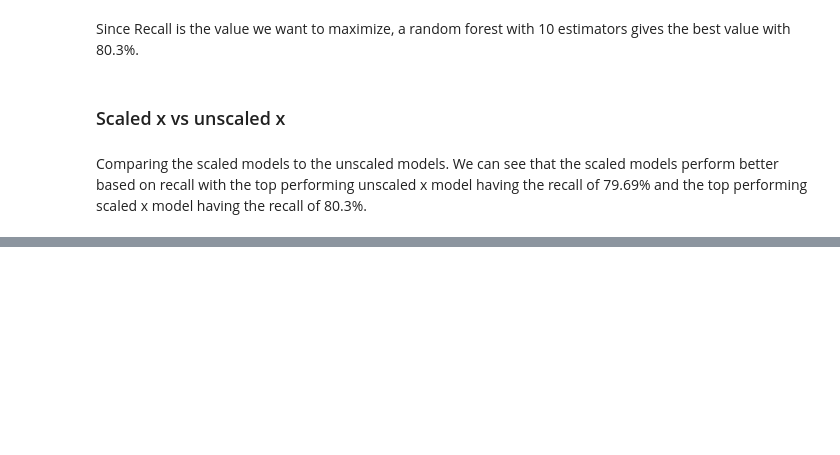
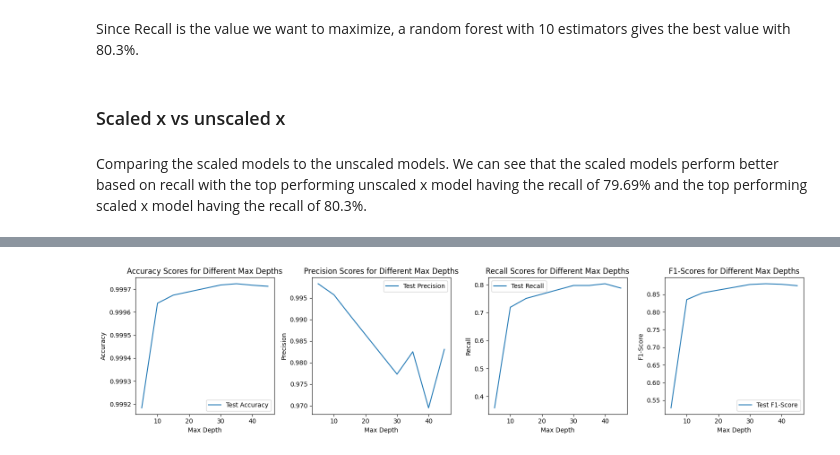
Before and after one commit to RobertKS123/ACML_Assignment, a Jupyter notebook: RandomForest.ipynb, the cells around one changed output, grey strips where cells are left out. Drawn from its saved outputs; the diff is of its cells as text; code cells hidden in the pictures; blank space fills up the shorter version.

```diff
--- a/RandomForest.ipynb
+++ b/RandomForest.ipynb
@@ -254,0 +257,95 @@ Comparing the scaled models to the unscaled models. We can see that the scaled m
+# %%
+max_depths = [5,10,15,30,35,40,45]
+
+# Initialize lists to store the performance metrics
+
+train_accuracy_scores = []
+test_accuracy_scores = []
+
+train_precision_scores = []
+test_precision_scores = []
+
+train_recall_scores = []
+test_recall_scores = []
+
+train_f1_scores = []
+test_f1_scores = []
+
+
+# Iterate over the max depths and calculate the performance metrics
+
+for depth in max_depths:
+
+    # Create and fit the classifier
+    clf = RandomForestClassifier(n_estimators=10, max_depth=depth)
+    clf.fit(X_train_scaled, y_train)
+
+    # Make predictions on train, test, and validation sets
+    y_train_pred = clf.predict(X_train_scaled)
+    y_test_pred = clf.predict(X_test_scaled)
+
+    # Calculate and store the performance metrics
+    train_accuracy = accuracy_score(y_train, y_train_pred)
+    test_accuracy = accuracy_score(y_test, y_test_pred)
+
+    train_precision = precision_score(y_train, y_train_pred)
+    test_precision = precision_score(y_test, y_test_pred)
+
+    train_recall = recall_score(y_train, y_train_pred)
+    test_recall = recall_score(y_test, y_test_pred)
+
+    train_f1 = f1_score(y_train, y_train_pred)
+    test_f1 = f1_score(y_test, y_test_pred)
+
+    # Append the scores to the lists
+    train_accuracy_scores.append(train_accuracy)
+    test_accuracy_scores.append(test_accuracy)
+
+    train_precision_scores.append(train_precision)
+    test_precision_scores.append(test_precision)
+
+    train_recall_scores.append(train_recall)
+    test_recall_scores.append(test_recall)
+
+    train_f1_scores.append(train_f1)
+    test_f1_scores.append(test_f1)
+
+
+# Create subplots with a row layout
+fig, axs = plt.subplots(1, 4, figsize=(16, 4))
+
+# Plot accuracy scores
+axs[0].plot(max_depths, test_accuracy_scores, label='Test Accuracy')
+axs[0].set_xlabel('Max Depth')
+axs[0].set_ylabel('Accuracy')
+axs[0].set_title('Accuracy Scores for Different Max Depths')
+axs[0].legend()
+
+# Plot precision scores
+axs[1].plot(max_depths, test_precision_scores, label='Test Precision')
+axs[1].set_xlabel('Max Depth')
+axs[1].set_ylabel('Precision')
+axs[1].set_title('Precision Scores for Different Max Depths')
+axs[1].legend()
+
+# Plot recall scores
+axs[2].plot(max_depths, test_recall_scores, label='Test Recall')
+axs[2].set_xlabel('Max Depth')
+axs[2].set_ylabel('Recall')
+axs[2].set_title('Recall Scores for Different Max Depths')
+axs[2].legend()
+
+# Plot F1 scores
+axs[3].plot(max_depths, test_f1_scores, label='Test F1-Score')
+axs[3].set_xlabel('Max Depth')
+axs[3].set_ylabel('F1-Score')
+axs[3].set_title('F1-Scores for Different Max Depths')
+axs[3].legend()
+
+# Adjust spacing between subplots
+plt.tight_layout()
+
+# Display the plots
+plt.show()
+# %% [output]
+[figure, added]
```
Also changed, not shown: parts of 6 cells of this notebook, 2 other files.
